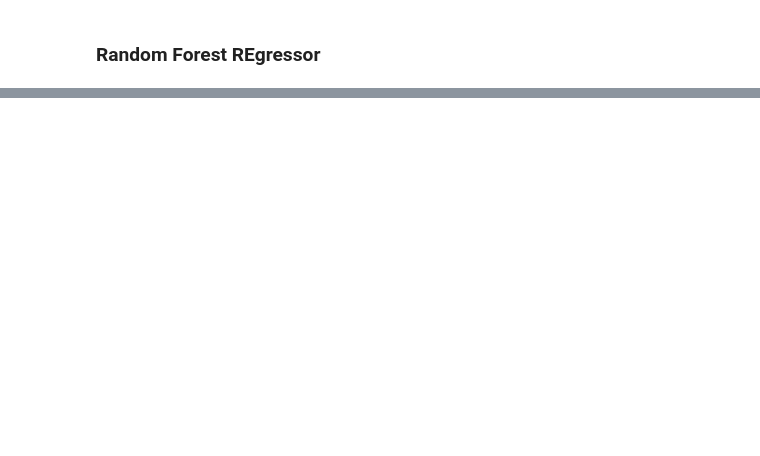
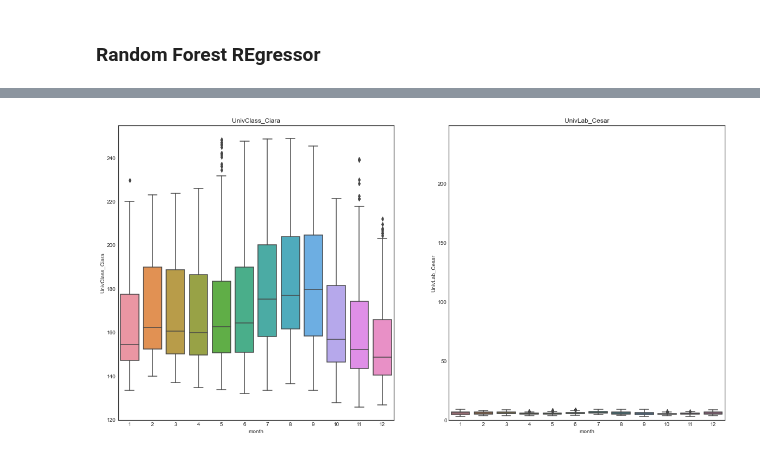
Before and after one commit to robert-min/study, a Jupyter notebook: hanyang_ml/question4/question4_ml.ipynb, the cells around one changed output, grey strips where cells are left out. Saved outputs shown, nothing was run; the diff lists cells and outputs as text; code cells hidden in the pictures; blank space fills up the shorter version.

```diff
--- a/hanyang_ml/question4/question4_ml.ipynb
+++ b/hanyang_ml/question4/question4_ml.ipynb
@@ -121,0 +153,20 @@ RandomForestRegressor()의 r2 score은 :  0.870924236713952
+# %%
+def time_avg_box(time, dataframe):
+    fig, ax = plt.subplots(1, 2, figsize=(20, 10))
+
+    max_val = np.ceil(max(max(df["UnivClass_Ciara"]), max(df["UnivLab_Cesar"])))
+
+    sns.boxplot(data=dataframe, ax=ax[0], x=time, y="UnivClass_Ciara")
+
+    sns.boxplot(data=dataframe, ax=ax[1], x=time, y="UnivLab_Cesar")
+
+
+    ax[0].set_title("UnivClass_Ciara")
+    ax[1].set_title("UnivLab_Cesar")
+
+    plt.ylim(0, max_val)
+    plt.show()
+# %%
+time_avg_box("month", df)
+# %% [output]
+[figure, added]
```
Also changed, not shown: parts of 23 cells of this notebook, 1 other file.
